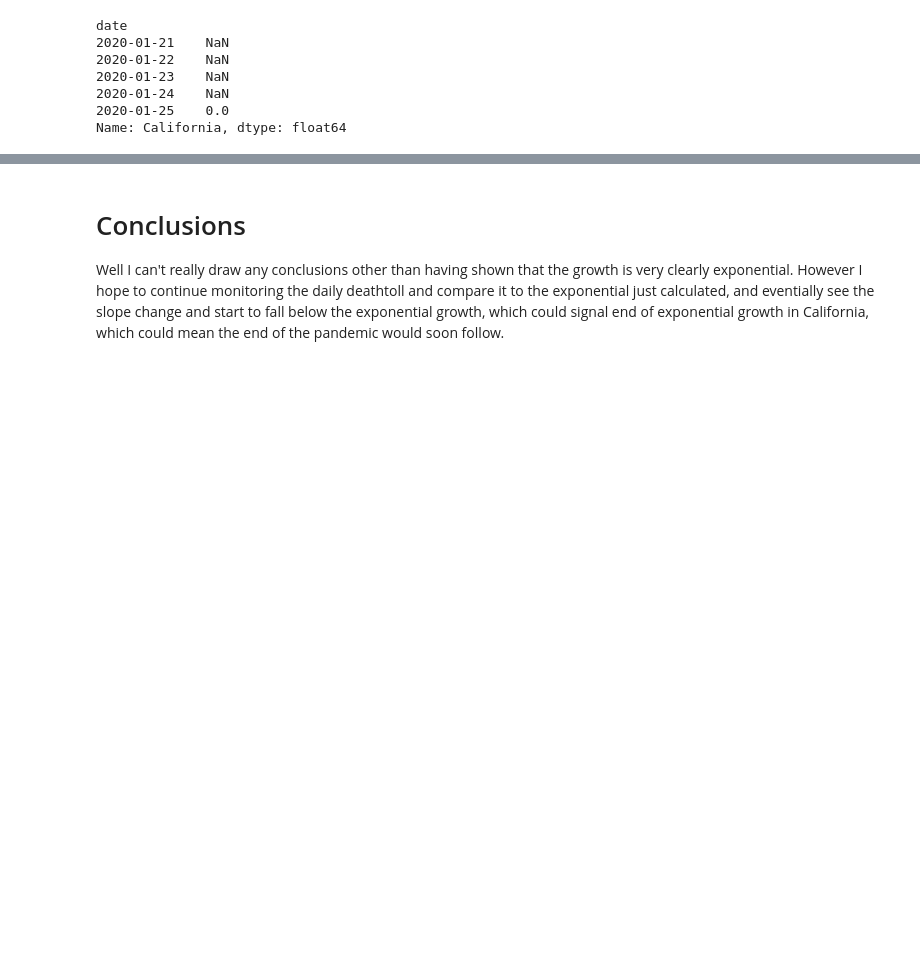
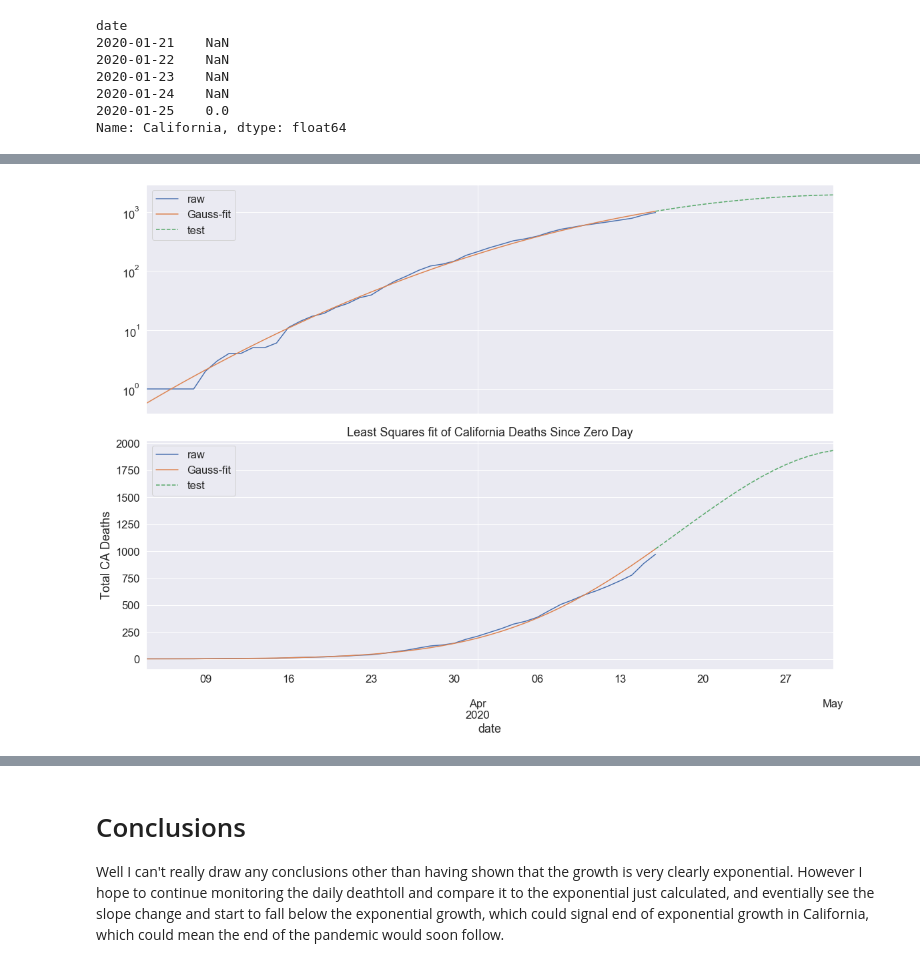
Before and after one commit to mikofski/covid-19-data, a Jupyter notebook: NYTimes COVID-19 Python-Pandas-Jupyter Tutorial.ipynb, the cells around one changed output, grey strips where cells are left out. Cells and saved outputs as stored; diff of their text form; code cells hidden in the pictures; blank space fills up the shorter version.

Commit message:
add 2nd order exponential fit and test forward

```diff
--- a/NYTimes COVID-19 Python-Pandas-Jupyter Tutorial.ipynb
+++ b/NYTimes COVID-19 Python-Pandas-Jupyter Tutorial.ipynb
@@ -255,0 +279,9 @@ Text(0, 0.5, 'Total CA Deaths')
+# %%
+# test the Guass fit
+ntest = 16
+xtest = np.arange(x[-1], x[-1]+ntest).reshape([ntest, 1])
+x2test = xtest*xtest
+A2test = np.concatenate([x2test, xtest, const_vec[:ntest]], axis=1)
+y2test = np.exp(np.dot(A2test,a))
+test_days = pd.DatetimeIndex(nz_ca.index)[-1] + days[:ntest]
+ca_test = pd.DataFrame({'test': y2test,}, index=test_days)
@@ -256,3 +292,17 @@ Text(0, 0.5, 'Total CA Deaths')
+# %%
+f, ax = plt.subplots(2, 1, sharex=True, figsize=(16, 12))
+ca_fit[['raw', 'Gauss-fit']].plot(ax=ax[0], logy=True)
+ca_test.plot(ax=ax[0], linestyle="dashed")
+plt.title('Least Squares fit of California Deaths Since Zero Day')
+plt.ylabel('Total CA Deaths')
+
+ca_fit[['raw', 'Gauss-fit']].plot(ax=ax[1])
+ca_test.plot(ax=ax[1], linestyle="dashed")
+plt.title('Least Squares fit of California Deaths Since Zero Day')
+plt.ylabel('Total CA Deaths')
+f.tight_layout()
+# %% [output]
+[figure, added]
 # %%
 # deaths per day, is it flattening?
 f = plt.figure(figsize=(16, 10))
```
Also changed, not shown: parts of 20 cells of this notebook.
